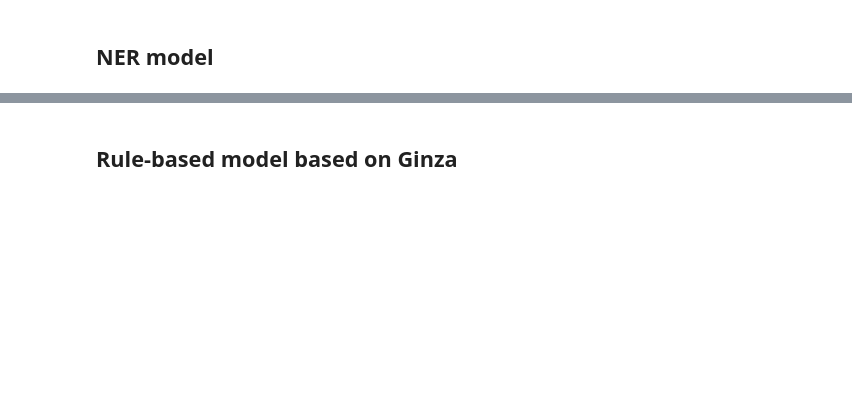
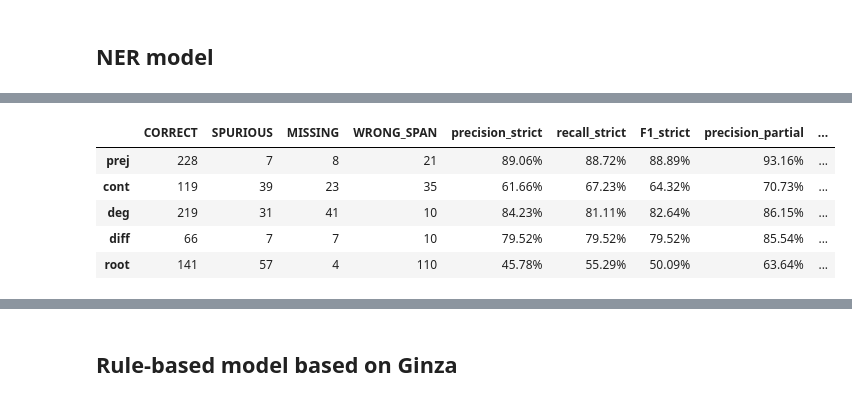
Before and after one commit to ABCTreebank/comparative-ner-utils, a Jupyter notebook: notebooks/stats_2022-12-31.ipynb, the cells around one changed output, grey strips where cells are left out. Saved outputs shown, nothing was run; the diff lists cells and outputs as text; code cells hidden in the pictures; blank space fills up the shorter version.

```diff
--- a/notebooks/stats_2022-12-31.ipynb
+++ b/notebooks/stats_2022-12-31.ipynb
@@ -143,0 +192,38 @@ df_NER.loc[
+# %%
+metric_NER_wo_spurious = aoc.calc_prediction_metrics(
+    predictions = (
+        rec["comp_predicted_NER"] for rec in ds_test
+        if rec["comp_subword_aligned"]
+    ),
+    references = (
+        rec["comp_subword_aligned"] for rec in ds_test
+        if rec["comp_subword_aligned"]
+    )
+)
+
+df_NER_wo_spurious = pd.DataFrame.from_dict(
+    metric_NER_wo_spurious["scores_spanwise"],
+    orient = "index",
+).fillna(0).astype(
+    {
+        "CORRECT": "int32",
+        "SPURIOUS": "int32",
+        "MISSING": "int32",
+        "WRONG_SPAN": "int32",
+    }
+)
+# %%
+df_NER_wo_spurious.loc[
+    ["prej", "cont", "deg", "diff", "root"],
+    ["CORRECT", "SPURIOUS", "MISSING", "WRONG_SPAN",
+        "precision_strict", "recall_strict", "F1_strict",
+        "precision_partial", "recall_partial", "F1_partial",
+    ]
+]
+# %% [output]
+|  | CORRECT | SPURIOUS | MISSING | WRONG_SPAN | precision_strict | recall_strict | F1_strict | precision_partial | ... |
+| prej | 228 | 7 | 8 | 21 | 89.06% | 88.72% | 88.89% | 93.16% | ... |
+| cont | 119 | 39 | 23 | 35 | 61.66% | 67.23% | 64.32% | 70.73% | ... |
+| deg | 219 | 31 | 41 | 10 | 84.23% | 81.11% | 82.64% | 86.15% | ... |
+| diff | 66 | 7 | 7 | 10 | 79.52% | 79.52% | 79.52% | 85.54% | ... |
+| root | 141 | 57 | 4 | 110 | 45.78% | 55.29% | 50.09% | 63.64% | ... |
```
Also changed, not shown: parts of 21 cells of this notebook, 1 other file.
